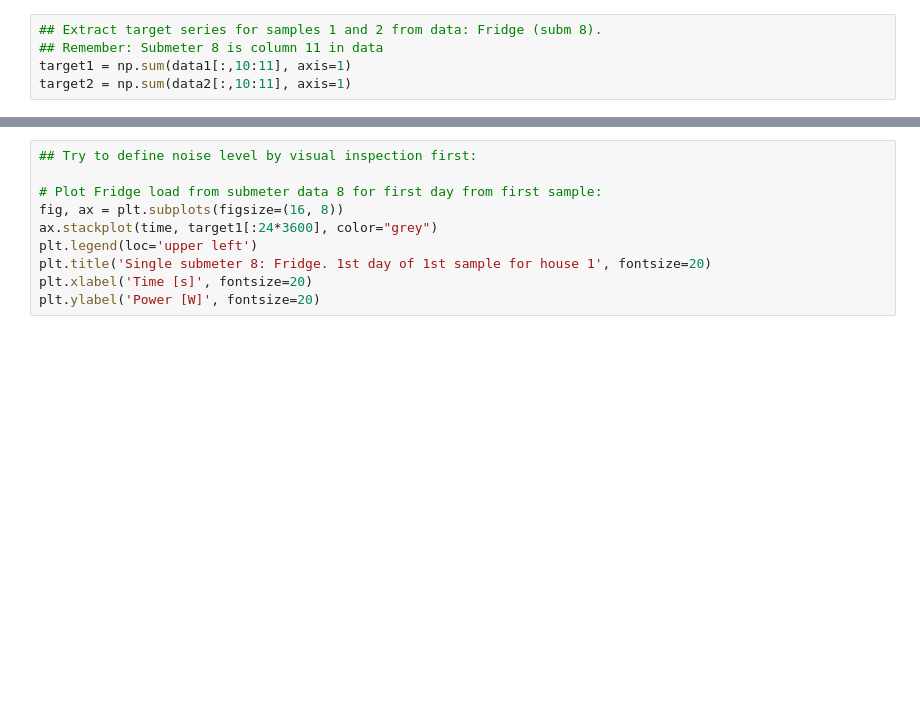
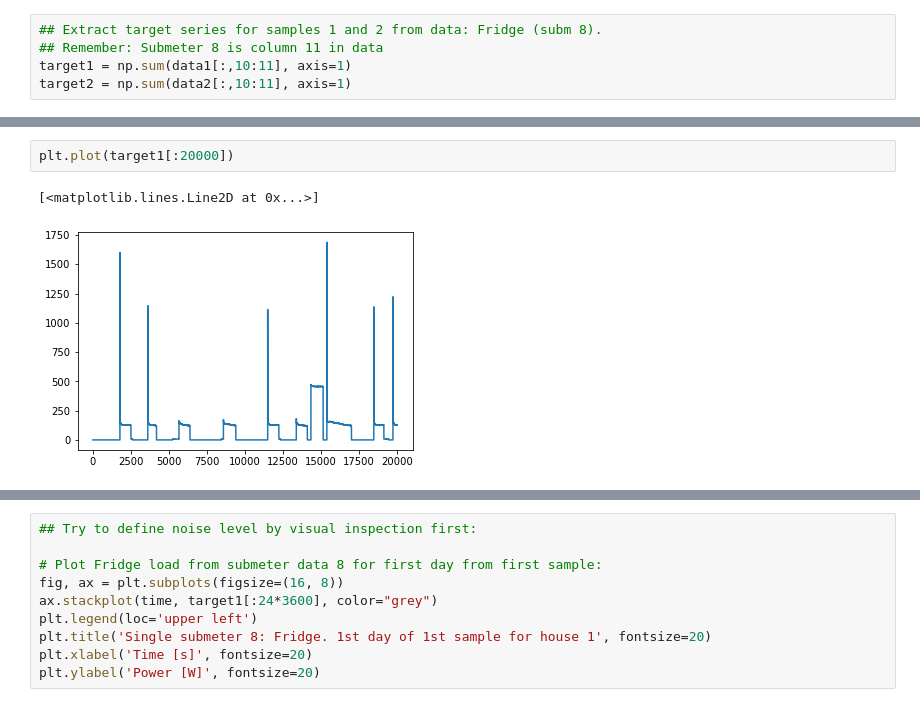
Before and after one commit to MarcoLandtHayen/NILM_NonIntrusiveLoadMonitoring, a Jupyter notebook: notebooks/04b_NILM_RAEdataset_CNN_Fridge.ipynb, the cells around one changed output, grey strips where cells are left out. Saved outputs shown, nothing was run; the diff lists cells and outputs as text; blank space fills up the shorter version.

```diff
--- a/notebooks/04b_NILM_RAEdataset_CNN_Fridge.ipynb
+++ b/notebooks/04b_NILM_RAEdataset_CNN_Fridge.ipynb
@@ -267,0 +271,5 @@ target2 = np.sum(data2[:,10:11], axis=1)
+# %%
+plt.plot(target1[:20000])
+# %% [output]
+[<matplotlib.lines.Line2D at 0x...>]
+[figure, added]
```
Also changed, not shown: parts of 12 cells of this notebook, 4 other files.
